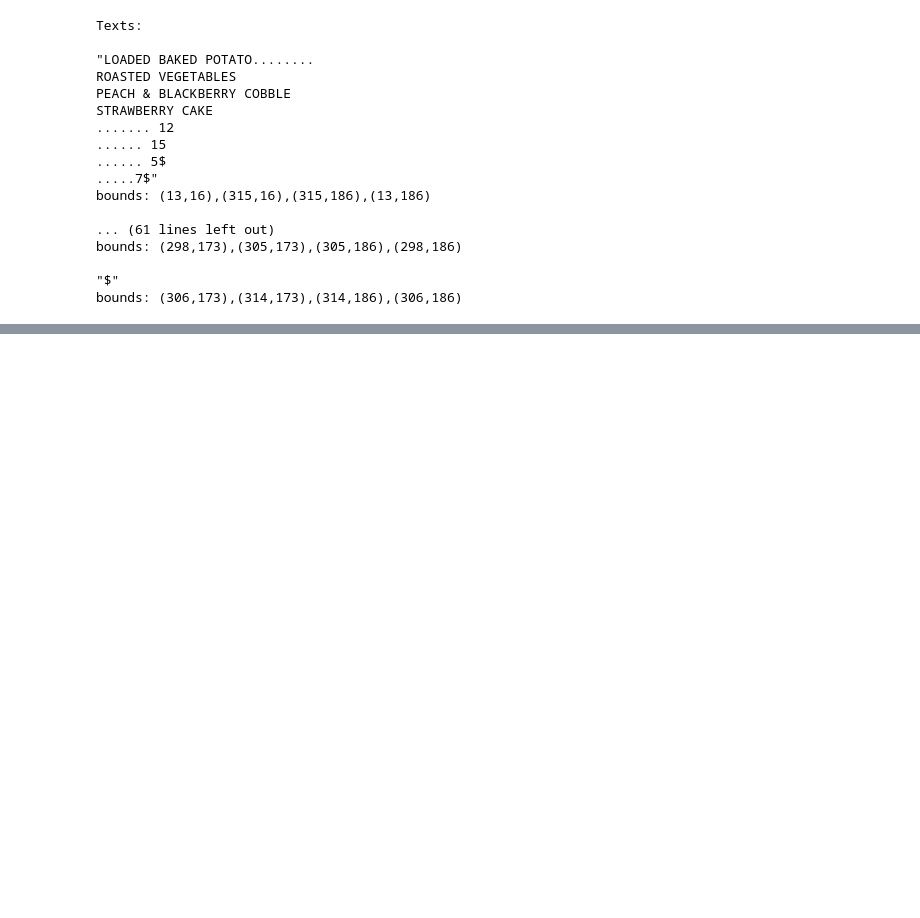
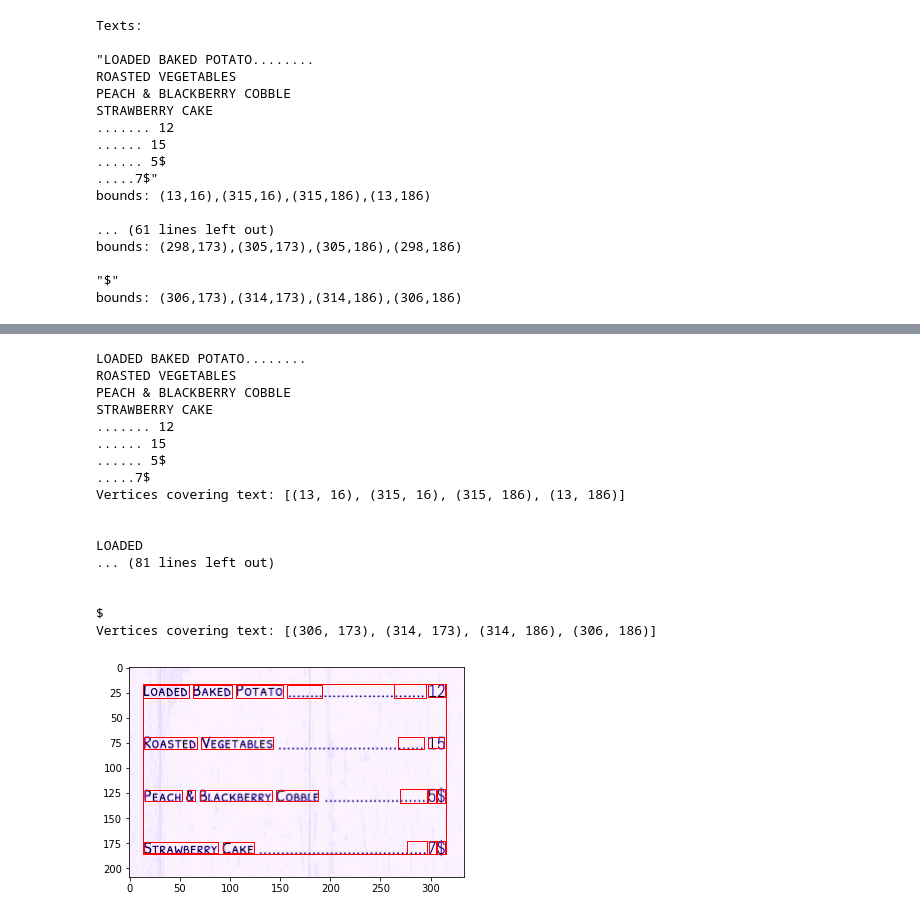
Before and after one commit to nguyenngocyennga/menu_me, a Jupyter notebook: notebooks/alan_models.ipynb, the cells around one changed output, grey strips where cells are left out. Drawn from its saved outputs; the diff is of its cells as text; code cells hidden in the pictures; blank space fills up the shorter version.

```diff
--- a/notebooks/alan_models.ipynb
+++ b/notebooks/alan_models.ipynb
@@ -177,0 +192,2 @@ bounds: (306,173),(314,173),(314,186),(306,186)
+# %%
+response = text_detection_full_response('../raw_data/all_menus/english_menu_9.jpg')
@@ -177,0 +227,52 @@ bounds: (306,173),(314,173),(314,186),(306,186)
+# %%
+def text_show_cords(path):
+    import io
+    from google.cloud import vision
+    from matplotlib import pyplot as plt
+    from matplotlib import patches as pch
+
+    client = vision.ImageAnnotatorClient()
+
+    with io.open(path, 'rb') as image:
+        content = image.read()
+
+    image = vision.Image(content = content)
+    response = client.text_detection(image = image)
+    texts = response.text_annotations
+
+    a = plt.imread(path)
+    fig, ax = plt.subplots(1)
+    ax.imshow(a)
+
+    for text in texts:
+        print(text.description)
+
+        vertices = ([(vertex.x, vertex.y)
+                 for vertex in text.bounding_poly.vertices])
+
+        print('Vertices covering text: {}\n\n'.format(vertices))
+        rect = pch.Rectangle(vertices[0], (vertices[1][0] - vertices[0][0]),
+                        (vertices[2][1] - vertices[0][1]), linewidth = 1,
+                                       edgecolor ='r', facecolor ='none')
+        ax.add_patch(rect)
+# %%
+text_show_cords('../raw_data/all_menus/english_menu_9.jpg')
+# %% [output]
+LOADED BAKED POTATO........
+ROASTED VEGETABLES
+PEACH & BLACKBERRY COBBLE
+STRAWBERRY CAKE
+....... 12
+...... 15
+...... 5$
+.....7$
+Vertices covering text: [(13, 16), (315, 16), (315, 186), (13, 186)]
+
+
+LOADED
+... (81 lines left out)
+
+
+$
+Vertices covering text: [(306, 173), (314, 173), (314, 186), (306, 186)]
+[figure, added]
```
Also changed, not shown: parts of 4 cells of this notebook, 2 other files.
